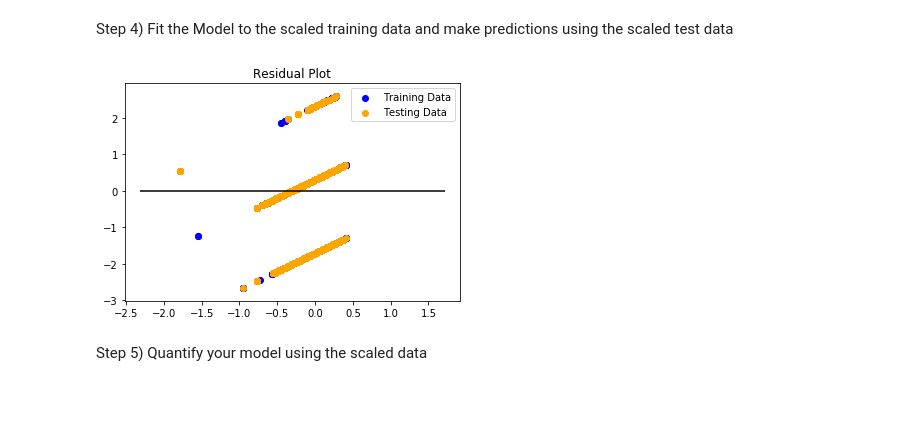
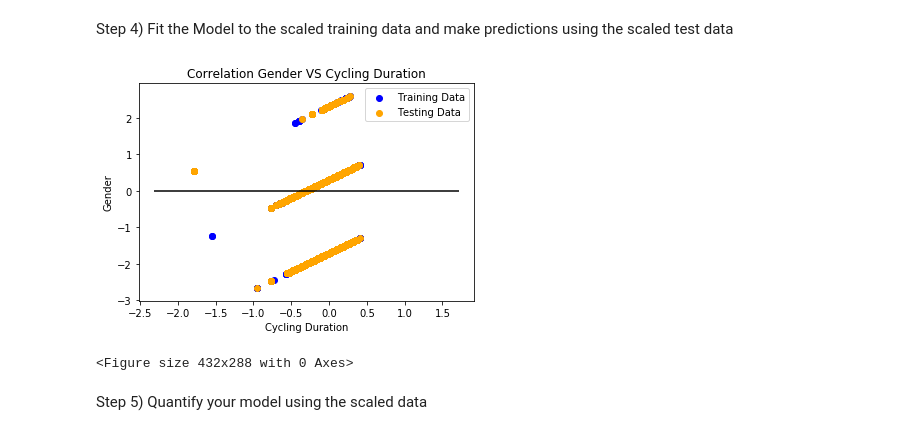
Before and after one commit to sponre01/Final_Project, a Jupyter notebook: Training_model/final_project_linearRegression_gender_correlation.ipynb, the cells around one changed output. Cells and saved outputs as stored; diff of their text form; code cells hidden in the pictures; blank space fills up the shorter version.

```diff
--- a/Training_model/final_project_linearRegression_gender_correlation.ipynb
+++ b/Training_model/final_project_linearRegression_gender_correlation.ipynb
@@ -174,16 +174,28 @@ Step 4) Fit the Model to the scaled training data and make predictions using the
 # %%
 # Plot the results
 from sklearn.linear_model import LinearRegression
 model = LinearRegression()
 model.fit(X_train_scaled, y_train_scaled)
 plt.scatter(model.predict(X_train_scaled), model.predict(X_train_scaled) - y_train_scaled, c="blue", label="Training Data")
 plt.scatter(model.predict(X_test_scaled), model.predict(X_test_scaled) - y_test_scaled, c="orange", label="Testing Data")
 plt.legend()
 plt.hlines(y=0, xmin=y_test_scaled.min(), xmax=y_test_scaled.max())
-plt.title("Residual Plot")
+plt.title("Correlation Gender VS Cycling Duration")
+
+
+plt.xlabel("Cycling Duration")
+plt.ylabel("Gender")
+
+
 plt.show()
 # %% [output]
-[figure, old version]
+[figure, new version]
+# %%
+plt.tight_layout()
+plt.savefig("GenderVSduration.png")
+plt.show()
+# %% [output]
+<Figure size 432x288 with 0 Axes>
 # %% [markdown]
 Step 5) Quantify your model using the scaled data
 # %%
```
Also changed, not shown: 1 other file.
